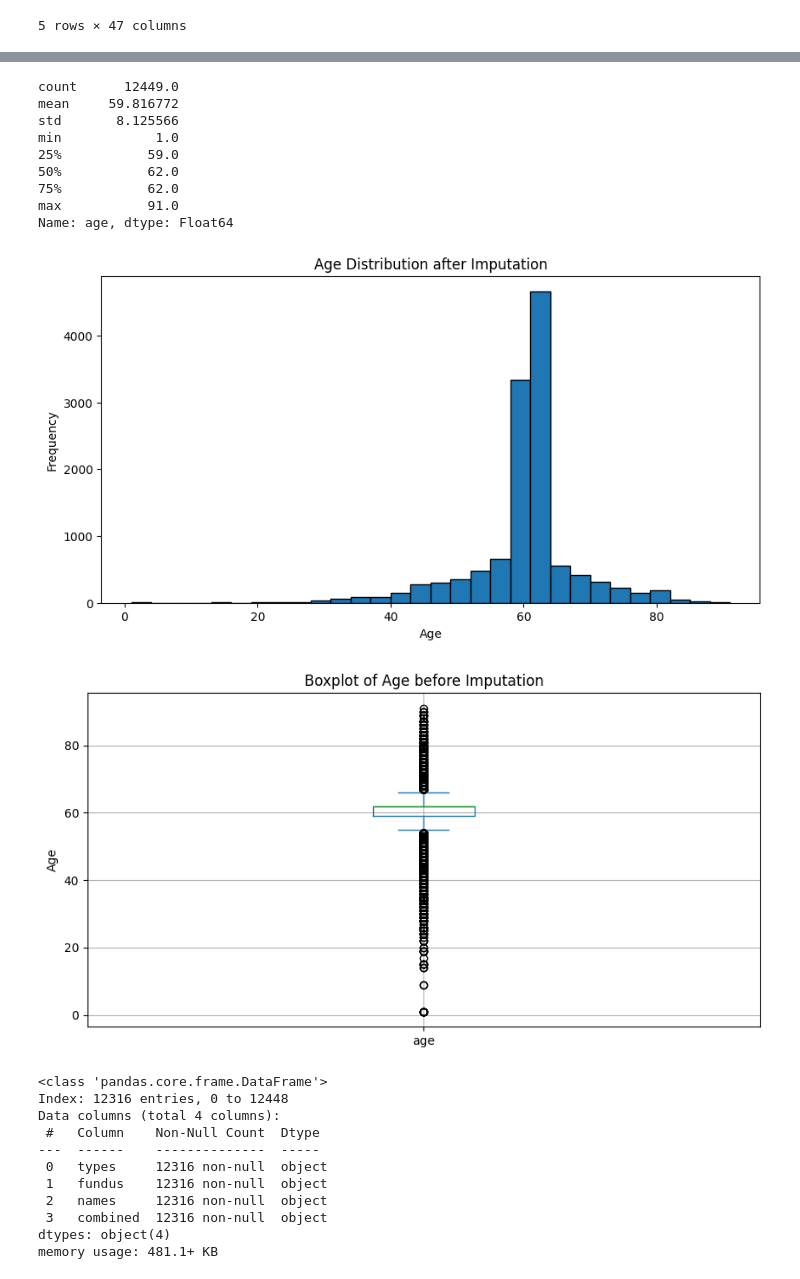
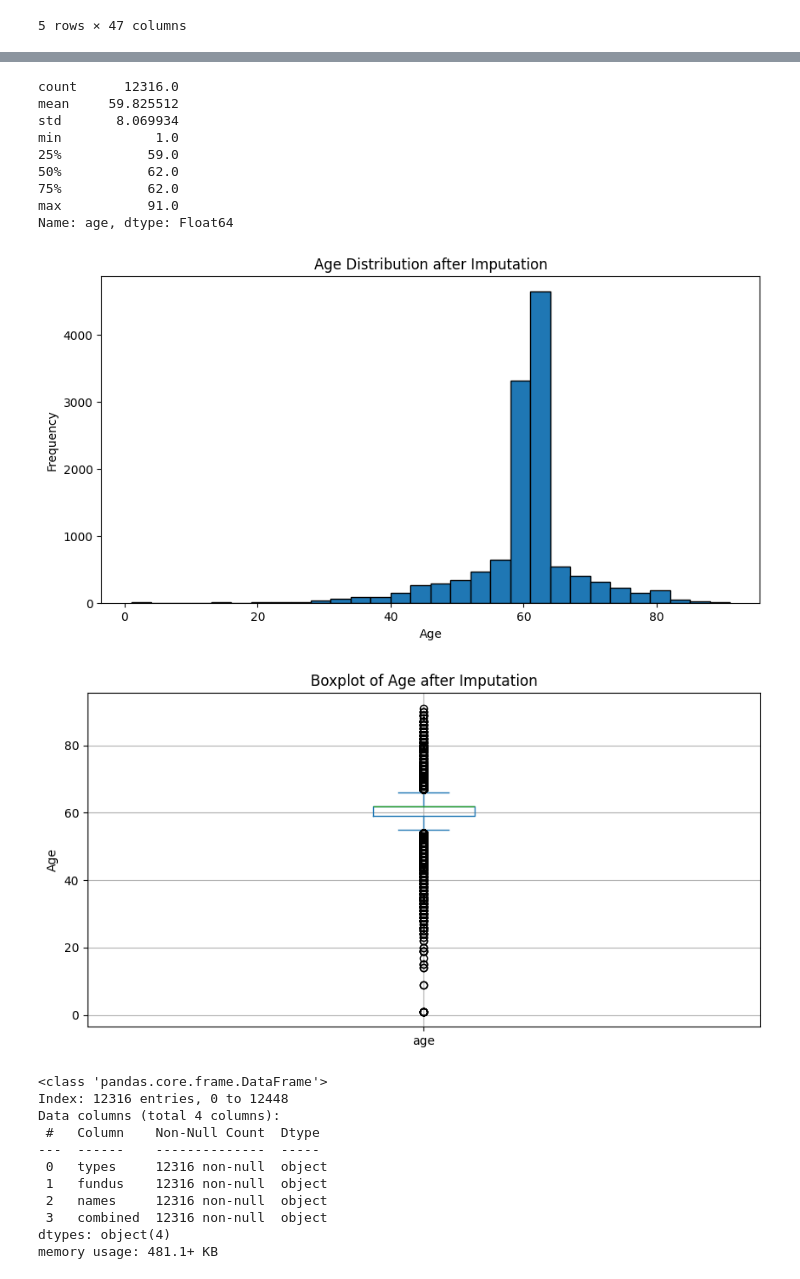
Before and after one commit to AhmedElZubair38/DISSERTATION, a Jupyter notebook: MOSTLY_Data_3/MODEL_2A.ipynb, the cells around one changed output, grey strips where cells are left out. Drawn from its saved outputs; the diff is of its cells as text; code cells hidden in the pictures.

Commit message:
added some plots

```diff
--- a/MOSTLY_Data_3/MODEL_2A.ipynb
+++ b/MOSTLY_Data_3/MODEL_2A.ipynb
@@ -319,36 +383,36 @@ data.tail()
 # %%
 import pandas as pd
 import matplotlib.pyplot as plt
 
 summary_stats_before = data['age'].describe()
 print(summary_stats_before)
 
 plt.figure(figsize=(10, 5))
 data['age'].hist(bins=30, edgecolor='black')
 plt.title('Age Distribution after Imputation')
 plt.xlabel('Age')
 plt.ylabel('Frequency')
 plt.grid(False)
 plt.show()
 
 plt.figure(figsize=(10, 5))
 data['age'].plot(kind='box')
-plt.title('Boxplot of Age After Imputation')
+plt.title('Boxplot of Age after Imputation')
 plt.ylabel('Age')
 plt.grid(True)
 plt.show()
 # %% [output]
-count      12449.0
-mean     59.816772
-std       8.125566
+count      12316.0
+mean     59.825512
+std       8.069934
 min            1.0
 25%           59.0
 50%           62.0
 75%           62.0
 max           91.0
 Name: age, dtype: Float64
 [figure]
-[figure, old version]
+[figure, new version]
 # %%
 data = data[
 
```
Also changed, not shown: parts of 2 cells of this notebook.
